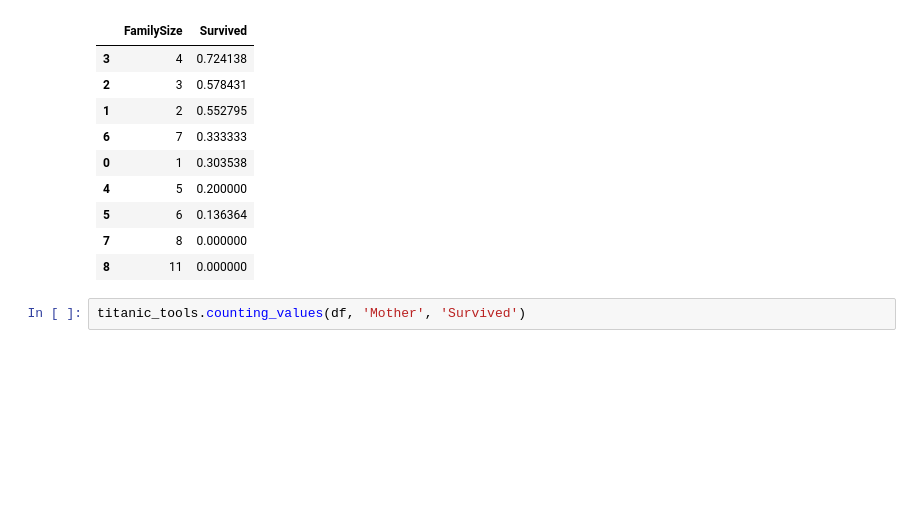
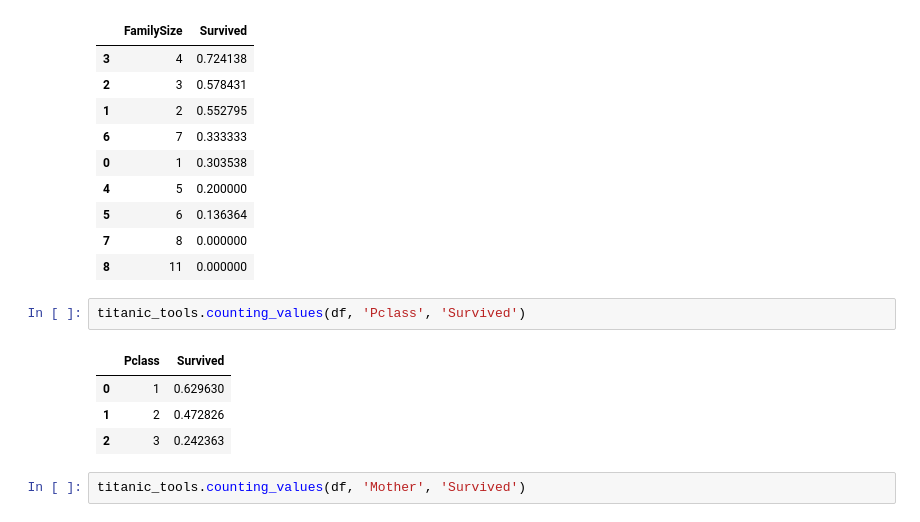
Before and after one commit to dmashchenko/titanic, a Jupyter notebook: eda.ipynb, the cells around one changed output. Saved outputs shown, nothing was run; the diff lists cells and outputs as text; blank space fills up the shorter version.

```diff
--- a/eda.ipynb
+++ b/eda.ipynb
@@ -62,6 +62,13 @@ titanic_tools.counting_values(df, 'FamilySize', 'Survived')
 | 5 | 6 | 0.136364 |
 | 7 | 8 | 0.000000 |
 | 8 | 11 | 0.000000 |
+# %%
+titanic_tools.counting_values(df, 'Pclass', 'Survived')
+# %% [output]
+|  | Pclass | Survived |
+| 0 | 1 | 0.629630 |
+| 1 | 2 | 0.472826 |
+| 2 | 3 | 0.242363 |
 # %%
 titanic_tools.counting_values(df, 'Mother', 'Survived')
 # %% [output]
```
Also changed, not shown: 2 other files.
